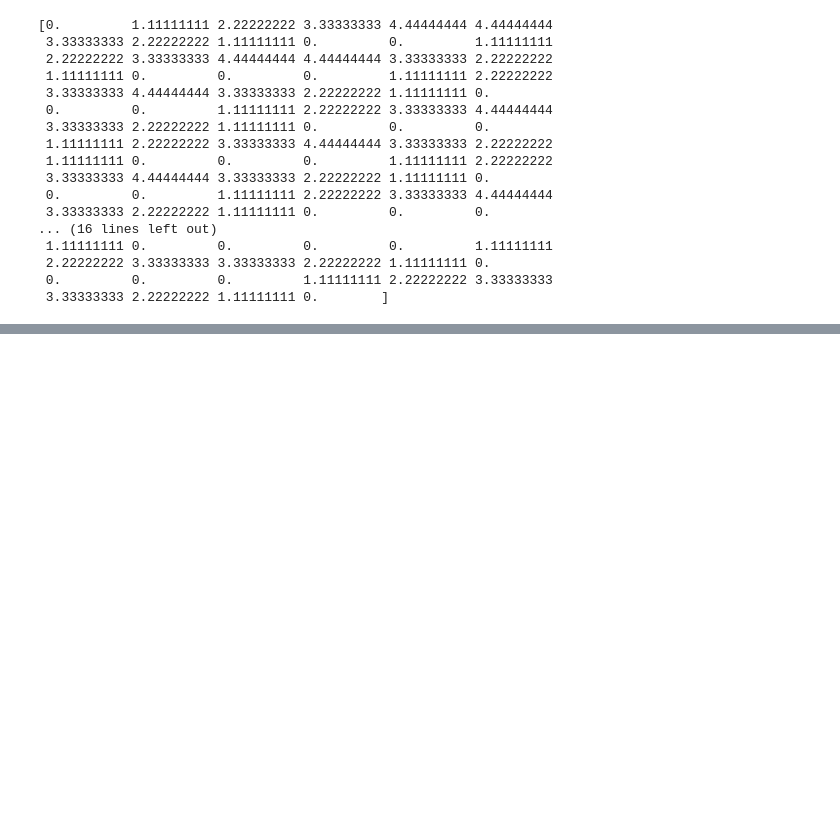
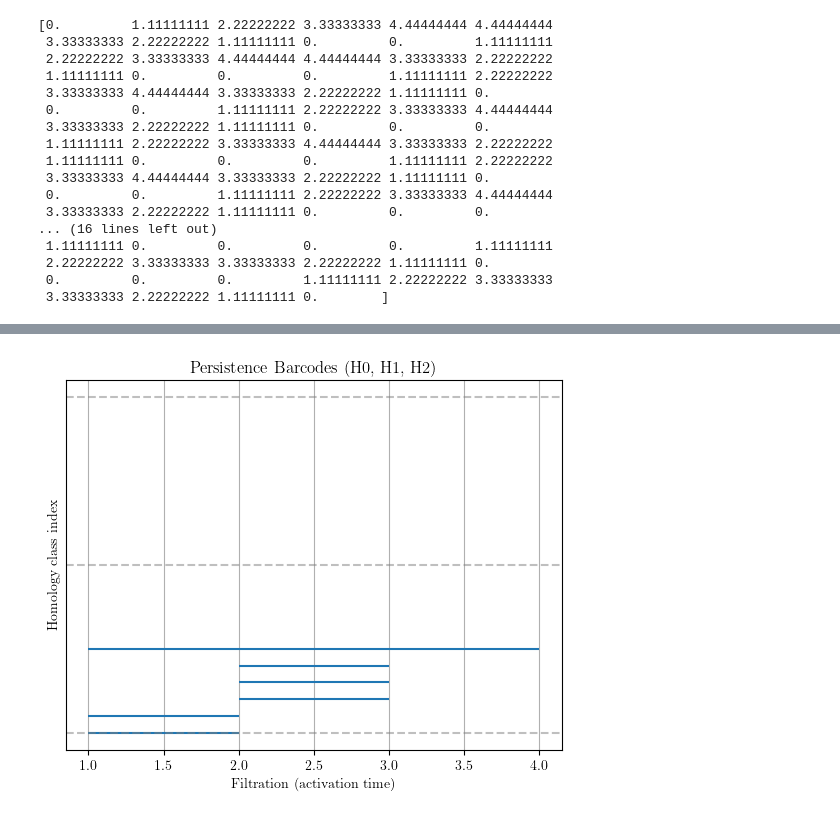
Before and after one commit to shakkyaNV/NetworkModels, a Jupyter notebook: Project1/A1/persistence_landscapes_and_FLCRM.ipynb, the cells around one changed output, grey strips where cells are left out. Cells and saved outputs as stored; diff of their text form; code cells hidden in the pictures; blank space fills up the shorter version.

```diff
--- a/Project1/A1/persistence_landscapes_and_FLCRM.ipynb
+++ b/Project1/A1/persistence_landscapes_and_FLCRM.ipynb
@@ -211,0 +562,4 @@ np.float64(0.6666666666666666)
+# %%
+gp.plot_persistence_barcodes(simplex_intervals=simplex_intervals, activation_times=activation_times)
+# %% [output]
+[figure, added]
```
Also changed, not shown: parts of 42 cells of this notebook.
